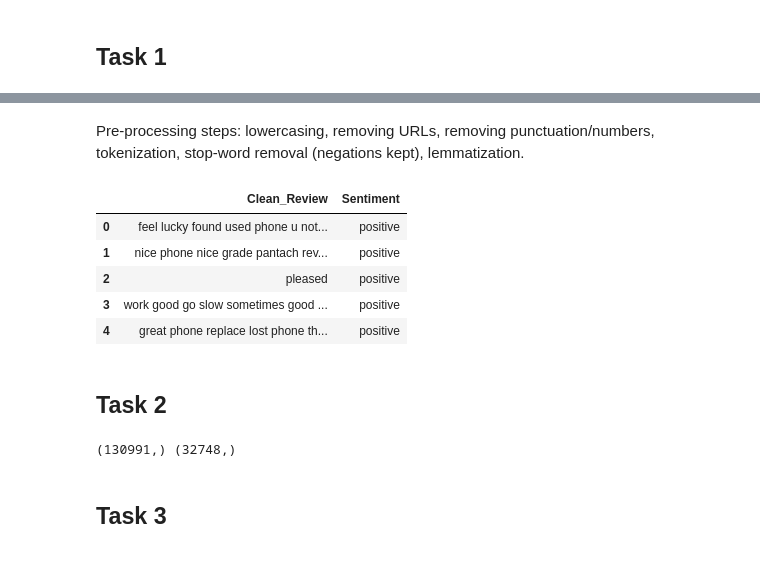
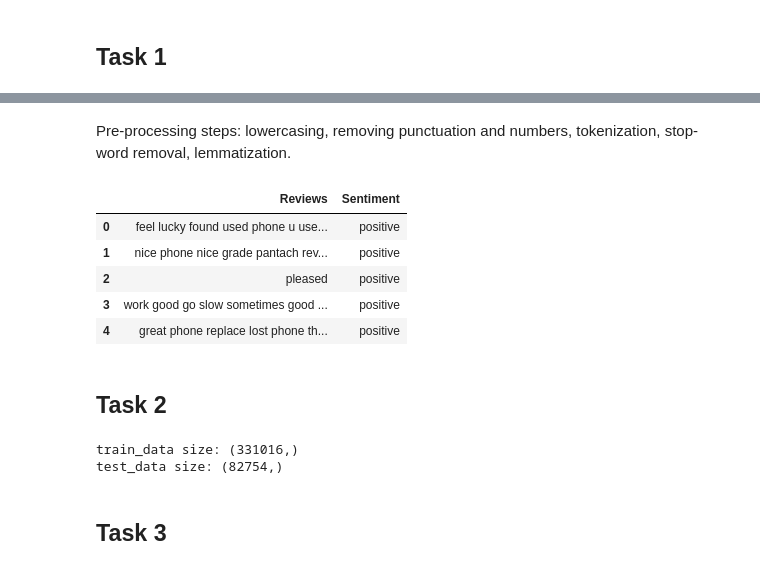
Before and after one commit to ImSleepingHere/NLP_Labs, a Jupyter notebook: NLP_Lab4/Lab4-Solved/Lab4_Solved.ipynb, the cells around one changed output, grey strips where cells are left out. Drawn from its saved outputs; the diff is of its cells as text; code cells hidden in the pictures.

```diff
--- a/NLP_Lab4/Lab4-Solved/Lab4_Solved.ipynb
+++ b/NLP_Lab4/Lab4-Solved/Lab4_Solved.ipynb
@@ -24,10 +36,6 @@ True
 # %%
-path = kagglehub.dataset_download("PromptCloudHQ/amazon-reviews-unlocked-mobile-phones")
-data = pd.read_csv(os.path.join(path, "Amazon_Unlocked_Mobile.csv"))
-
 data = data.dropna(subset=['Reviews', 'Rating'])
-data = data.drop_duplicates(subset=['Reviews', 'Rating'])
-data['Sentiment'] = data['Rating'].apply(lambda r: 'positive' if r > 3 else ('negative' if r < 3 else 'neutral'))
+data['Sentiment'] = data['Rating'].apply(lambda rating: 'positive' if rating > 3 else ('negative' if rating < 3 else 'neutral'))
 data.head()
 # %% [output]
 |  | Product Name | Brand Name | Price | Rating | Reviews | Review Votes | Sentiment |
@@ -37,28 +45,24 @@ data.head()
 | 3 | "CLEAR CLEAN ESN" Sprint EPIC 4G ... | Samsung | 199.99 | 4 | It works good but it goes slow so... | 0.0 | positive |
 | 4 | "CLEAR CLEAN ESN" Sprint EPIC 4G ... | Samsung | 199.99 | 4 | Great phone to replace my lost ph... | 0.0 | positive |
 # %% [markdown]
-Pre-processing steps: lowercasing, removing URLs, removing punctuation/numbers, tokenization,
-stop-word removal (negations kept), lemmatization.
+Pre-processing steps: lowercasing, removing punctuation and numbers, tokenization, stop-word removal, lemmatization.
 # %%
-stop_words = set(stopwords.words('english')) - {"no", "not", "nor", "never"}
+stop_words = set(stopwords.words('english'))
 lemmatizer = WordNetLemmatizer()
 
 def preprocess_text(text):
-    text = str(text).lower()
-    text = re.sub(r"https?://\S+|www\.\S+", " ", text)
-    text = re.sub(r"n't\b", " not", text)
-    text = re.sub(r"[^a-z\s]", " ", text)
-    tokens = text.split()
-    tokens = [t for t in tokens if t not in stop_words and len(t) > 1]
-    tokens = [lemmatizer.lemmatize(t) for t in tokens]
-    return " ".join(tokens)
+    text = text.lower()
+    text = re.sub(r'[^a-z\s]', '', text)
+    words = text.split()
+    words = [w for w in words if w not in stop_words]
+    words = [lemmatizer.lemmatize(w) for w in words]
+    return ' '.join(words)
 
-data['Clean_Review'] = data['Reviews'].apply(preprocess_text)
-data = data[data['Clean_Review'].str.len() > 0]
-data[['Clean_Review', 'Sentiment']].head()
+data['Reviews'] = data['Reviews'].apply(preprocess_text)
+data[['Reviews', 'Sentiment']].head()
 # %% [output]
-|  | Clean_Review | Sentiment |
-| 0 | feel lucky found used phone u not... | positive |
+|  | Reviews | Sentiment |
+| 0 | feel lucky found used phone u use... | positive |
 | 1 | nice phone nice grade pantach rev... | positive |
 | 2 | pleased | positive |
 | 3 | work good go slow sometimes good ... | positive |
@@ -66,12 +70,13 @@ data[['Clean_Review', 'Sentiment']].head()
 # %% [markdown]
 ## Task 2
 # %%
-train_data, test_data, train_labels, test_labels = train_test_split(
-    data['Clean_Review'], data['Sentiment'], test_size=0.2, random_state=42, stratify=data['Sentiment'])
+train_data, test_data, train_labels, test_labels = train_test_split(data['Reviews'], data['Sentiment'], test_size=0.2, random_state=42)
 
-print(train_data.shape, test_data.shape)
+print(f"train_data size: {train_data.shape}")
+print(f"test_data size: {test_data.shape}")
 # %% [output]
-(130991,) (32748,)
+train_data size: (331016,)
+test_data size: (82754,)
 # %% [markdown]
 ## Task 3
 # %%
```
Also changed, not shown: parts of 5 cells of this notebook, 4 other files.
